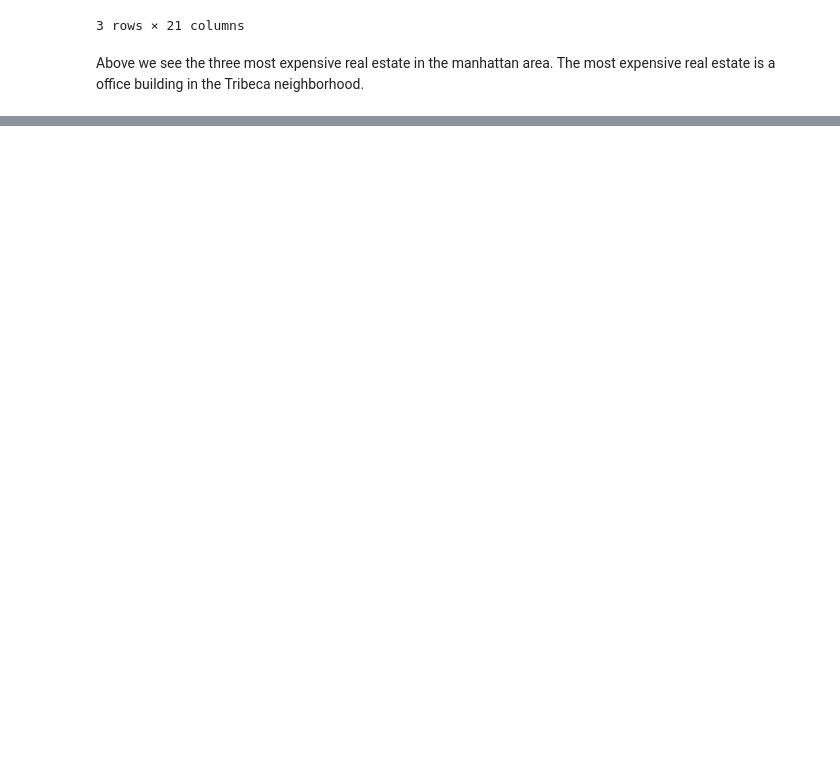
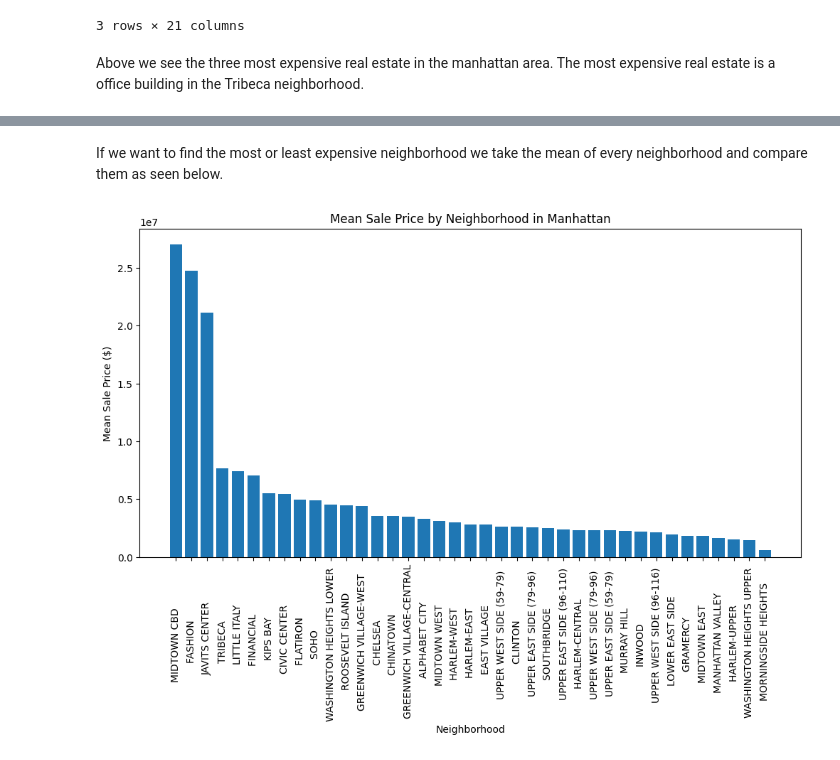
Before and after one commit to Nalanys/DV1597_Intelligent_dataanalys, a Jupyter notebook: Exercises/Exercise_3.ipynb, the cells around one changed output, grey strips where cells are left out. Cells and saved outputs as stored; diff of their text form; code cells hidden in the pictures; blank space fills up the shorter version.

```diff
--- a/Exercises/Exercise_3.ipynb
+++ b/Exercises/Exercise_3.ipynb
@@ -25,3 +27,5 @@ df.head()
+# %%
+df = df[df["SALE PRICE"] != 0]
 # %% [markdown]
 ### Most Expensive
 
@@ -43,0 +74,15 @@ Least expensive real estate location in Manhattan:
+# %% [markdown]
+If we want to find the most or least expensive neighborhood we take the mean of every neighborhood and compare them as seen below.
+# %%
+neighborhoodPrices = df.groupby('NEIGHBORHOOD')['SALE PRICE'].mean().sort_values(ascending=False)
+
+# Create a bar chart of the mean sale price for each neighborhood
+fig, ax = plt.subplots(figsize=(12, 6))
+ax.bar(neighborhoodPrices.index, neighborhoodPrices.values)
+ax.set_xticklabels(neighborhoodPrices.index, rotation=90)
+ax.set_title('Mean Sale Price by Neighborhood in Manhattan')
+ax.set_xlabel('Neighborhood')
+ax.set_ylabel('Mean Sale Price ($)')
+plt.show()
+# %% [output]
+[figure, added]
```
Also changed, not shown: parts of 6 cells of this notebook.
